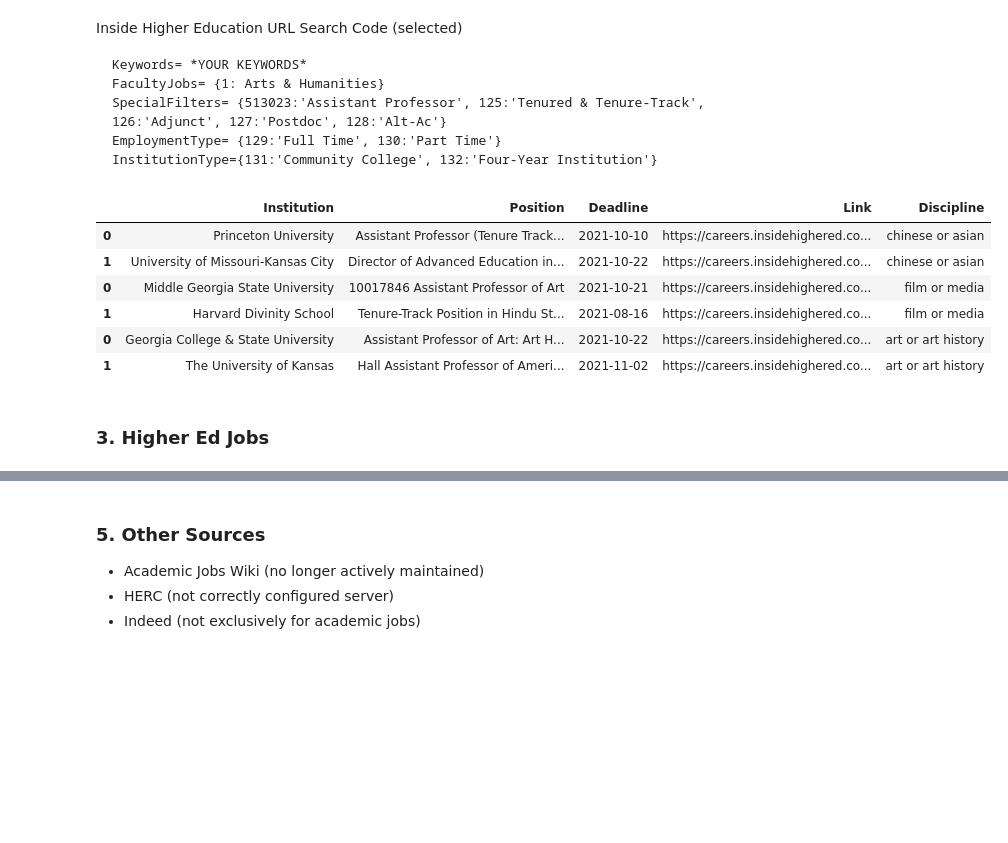
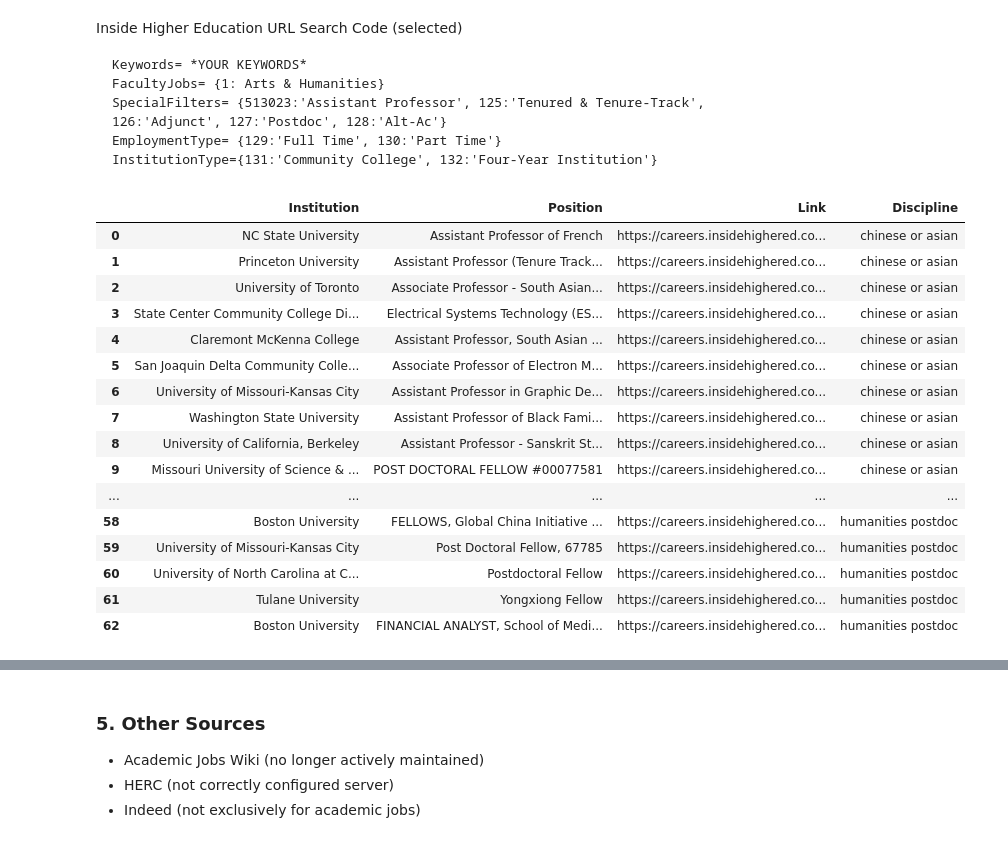
Before and after one commit to XiWang-wx/academic_jobs, a Jupyter notebook: academic_job_search.ipynb, the cells around one changed output, grey strips where cells are left out. Saved outputs shown, nothing was run; the diff lists cells and outputs as text; code cells hidden in the pictures; blank space fills up the shorter version.

````diff
--- a/academic_job_search.ipynb
+++ b/academic_job_search.ipynb
@@ -8,6 +9,9 @@ import pandas as pd
 import time
 from IPython.core.display import Pretty
 from datetime import datetime
+# %%
+pd.set_option('display.max_colwidth', -1)
+pd.set_option('display.max_rows', 100)
 # %% [markdown]
 ### 1. H-Net Job Guide
 # %% [markdown]
@@ -91,51 +201,53 @@ InstitutionType={131:'Community College', 132:'Four-Year Institution'}
 ```
 # %%
 #CHANGE THE KEYWORDS IN 'my_keyword='
-my_keyword = ['chinese or asian','film or media','art or art history']
+my_keyword = ['chinese or asian','film or media','art or art history','humanities postdoc']
 
 result = pd.DataFrame()
 
+institution = []
+position = []
+link = []
+deadline=[]
+discipline = []
+post_date = []
+
 #CHANGE THE URL SEARCH CODE IN "ihe_URL=" IF NECCESSARY
 for keyword in my_keyword:
-  ihe_URL = f"https://careers.insidehighered.com/searchjobs/?Keywords={keyword}&radialtown=&LocationId=&RadialLocation=20&NearFacetsShown=true&CountryCode=&FacultyJobs=1&SpecialFilters=513023&SpecialFilters=125&SpecialFilters=127&EmploymentType=129"
+  ihe_URL = f"https://careers.insidehighered.com/searchjobs/?Keywords={keyword}&radialtown=&LocationId=&RadialLocation=20&NearFacetsShown=true&CountryCode=&FacultyJobs=1&SpecialFilters=513023&SpecialFilters=125&SpecialFilters=127&EmploymentType=129&sort=Date"
   ihe_page = requests.get(ihe_URL)
   ihe_soup = BeautifulSoup(ihe_page.text, "html.parser")
 
-  institution = []
-  position = []
-  link = []
+#CHANGE THE SEARCH LIMIT IN "limit=" IF NECCESSARY
+  for li in ihe_soup.find_all(name='li', attrs={'class':'lister__meta-item lister__meta-item--recruiter'})[3:]:
+    institution.append(li.text)
+    discipline.append(keyword)
 
-#CHANGE THE SEARCH LIMIT IN "limit=" IF NECCESSARY
-  for li in ihe_soup.find_all(name='li', attrs={'class':'lister__meta-item lister__meta-item--recruiter'}, limit=5)[3:]:
-    institution.append(li.text)
-
-  for h in ihe_soup.find_all(name='h3', attrs={'class':'lister__header'}, limit=5)[3:]:
+  for h in ihe_soup.find_all(name='h3', attrs={'class':'lister__header'})[3:]:
     position.append(h.text)
     link.append('https://careers.insidehighered.com' + h.next['href'].strip())
 
-  deadline = []
+d = {'Institution':institution, 'Position': position,'Link': link, 'Discipline':discipline}
+df_ihe = pd.DataFrame(d)
+df_ihe = df_ihe.drop_duplicates(subset=['Link'])
+df_ihe=df_ihe.reset_index(drop=True)
 
-  for i in link:
-    post = requests.get(i)
-    post_soup = BeautifulSoup(post.text, "html.parser")
-    td1 = post_soup.find('dt', string='Closing date')
-    date_str = td1.find_next().text
-    date = datetime.strptime(date_str, '%b %d, %Y')
-    deadline.append(date)
-
-  d = {'Institution':institution, 'Position': position, 'Deadline': deadline, 'Link': link}
-  df_ihe = pd.DataFrame(d)
-  df_ihe['Discipline'] = keyword
-  result = result.append(df_ihe)
-
-result
+df_ihe
 # %% [output]
-|  | Institution | Position | Deadline | Link | Discipline |
-| 0 | Princeton University | Assistant Professor (Tenure Track... | 2021-10-10 | https://careers.insidehighered.co... | chinese or asian |
-| 1 | University of Missouri-Kansas City | Director of Advanced Education in... | 2021-10-22 | https://careers.insidehighered.co... | chinese or asian |
-| 0 | Middle Georgia State University | 10017846 Assistant Professor of Art | 2021-10-21 | https://careers.insidehighered.co... | film or media |
-| 1 | Harvard Divinity School | Tenure-Track Position in Hindu St... | 2021-08-16 | https://careers.insidehighered.co... | film or media |
-| 0 | Georgia College & State University | Assistant Professor of Art: Art H... | 2021-10-22 | https://careers.insidehighered.co... | art or art history |
-| 1 | The University of Kansas | Hall Assistant Professor of Ameri... | 2021-11-02 | https://careers.insidehighered.co... | art or art history |
+|  | Institution | Position | Link | Discipline |
+| 0 | NC State University | Assistant Professor of French | https://careers.insidehighered.co... | chinese or asian |
+| 1 | Princeton University | Assistant Professor (Tenure Track... | https://careers.insidehighered.co... | chinese or asian |
+| 2 | University of Toronto | Associate Professor - South Asian... | https://careers.insidehighered.co... | chinese or asian |
+| 3 | State Center Community College Di... | Electrical Systems Technology (ES... | https://careers.insidehighered.co... | chinese or asian |
+| 4 | Claremont McKenna College | Assistant Professor, South Asian ... | https://careers.insidehighered.co... | chinese or asian |
+| 5 | San Joaquin Delta Community Colle... | Associate Professor of Electron M... | https://careers.insidehighered.co... | chinese or asian |
+| 6 | University of Missouri-Kansas City | Assistant Professor in Graphic De... | https://careers.insidehighered.co... | chinese or asian |
+| 7 | Washington State University | Assistant Professor of Black Fami... | https://careers.insidehighered.co... | chinese or asian |
+| 8 | University of California, Berkeley | Assistant Professor - Sanskrit St... | https://careers.insidehighered.co... | chinese or asian |
+| 9 | Missouri University of Science & ... | POST DOCTORAL FELLOW #00077581 | https://careers.insidehighered.co... | chinese or asian |
+| ... | ... | ... | ... | ... |
+| 58 | Boston University | FELLOWS, Global China Initiative ... | https://careers.insidehighered.co... | humanities postdoc |
+| 59 | University of Missouri-Kansas City | Post Doctoral Fellow, 67785 | https://careers.insidehighered.co... | humanities postdoc |
+| 60 | University of North Carolina at C... | Postdoctoral Fellow | https://careers.insidehighered.co... | humanities postdoc |
+| 61 | Tulane University | Yongxiong Fellow | https://careers.insidehighered.co... | humanities postdoc |
+| 62 | Boston University | FINANCIAL ANALYST, School of Medi... | https://careers.insidehighered.co... | humanities postdoc |
-# %% [markdown]
-### 3. Higher Ed Jobs
````
Also changed, not shown: parts of 15 cells of this notebook.
